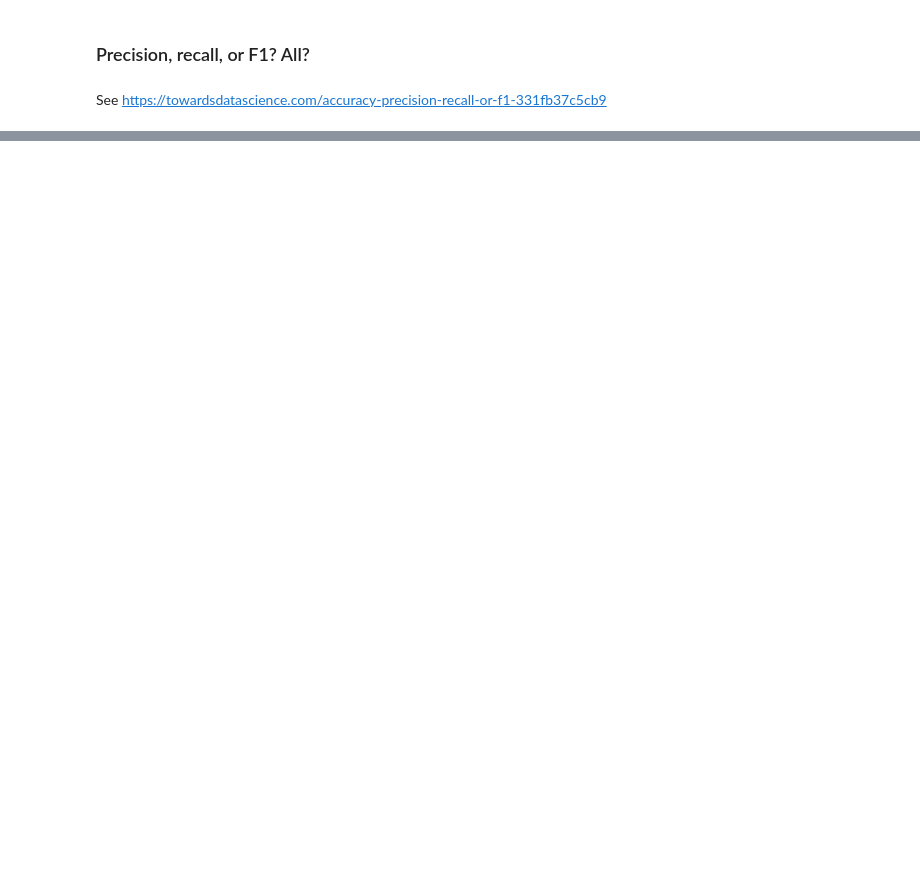
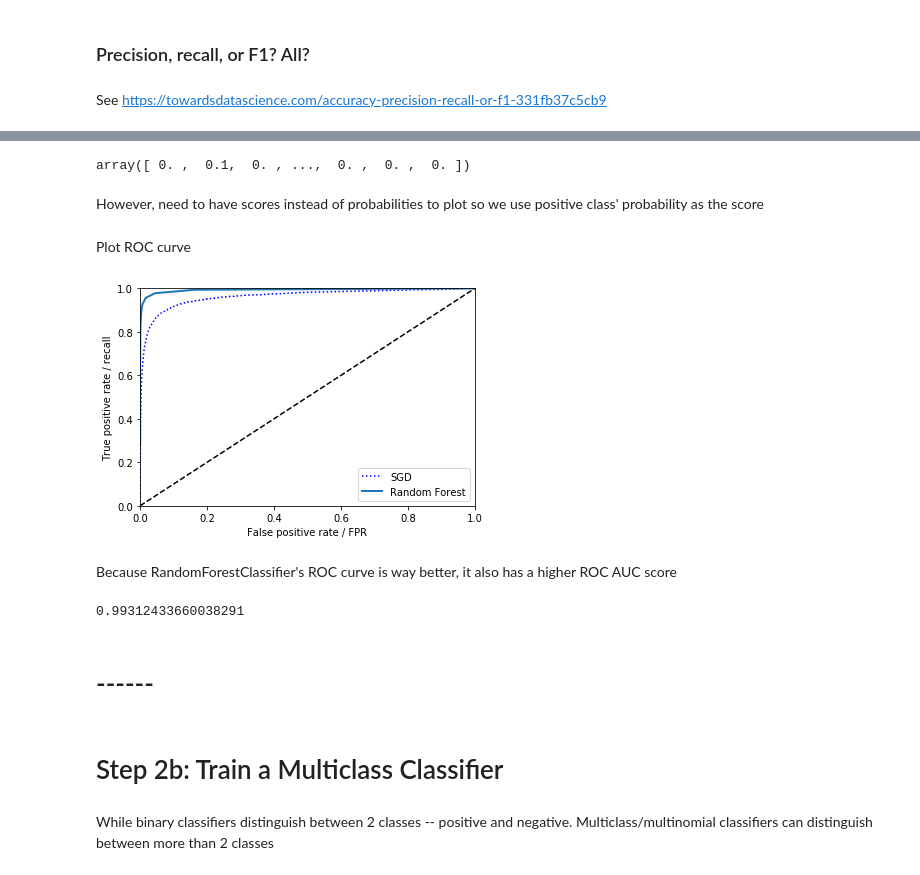
Before and after one commit to czarinacatambing/handson-ml, a Jupyter notebook: 003_Number_classifier.ipynb, the cells around one changed output, grey strips where cells are left out. Drawn from its saved outputs; the diff is of its cells as text; code cells hidden in the pictures; blank space fills up the shorter version.

```diff
--- a/003_Number_classifier.ipynb
+++ b/003_Number_classifier.ipynb
@@ -235,0 +386,5 @@ See https://towardsdatascience.com/accuracy-precision-recall-or-f1-331fb37c5cb9
+# %%
+from sklearn.ensemble import RandomForestClassifier
+
+forest_clf = RandomForestClassifier(random_state=42)
+y_probas_forest = cross_val_predict(forest_clf, X_train, y_train_5, cv=3, method='predict_proba')
@@ -235,0 +401,34 @@ See https://towardsdatascience.com/accuracy-precision-recall-or-f1-331fb37c5cb9
+# %%
+y_probas_forest[:,1]
+# %% [output]
+array([ 0. ,  0.1,  0. , ...,  0. ,  0. ,  0. ])
+# %% [markdown]
+However, need to have scores instead of probabilities to plot so we use positive class' probability as the score
+# %%
+y_scores_forest = y_probas_forest[:,1]
+fpr_forest, tpr_forest, thresholds_forest = roc_curve(y_train_5, y_scores_forest)
+# %% [markdown]
+Plot ROC curve
+# %%
+# represents SGD
+plt.plot(fpr, tpr, "b:", label='SGD')
+# represents Random forest
+plot_roc_curve(fpr_forest, tpr_forest, "Random Forest")
+plt.legend(loc='lower right')
+plt.show()
+# %% [output]
+[figure, added]
+# %% [markdown]
+Because RandomForestClassifier's ROC curve is way better, it also has a higher ROC AUC score
+# %%
+from sklearn.metrics import roc_auc_score
+
+roc_auc_score(y_train_5, y_scores_forest)
+# %% [output]
+0.99312433660038291
+# %% [markdown]
+# ------
+# %% [markdown]
+# Step 2b: Train a Multiclass Classifier
+# %% [markdown]
+While binary classifiers distinguish between 2 classes -- positive and negative. Multiclass/multinomial classifiers can distinguish between more than 2 classes
```
Also changed, not shown: parts of 79 cells of this notebook, 1 other file.
